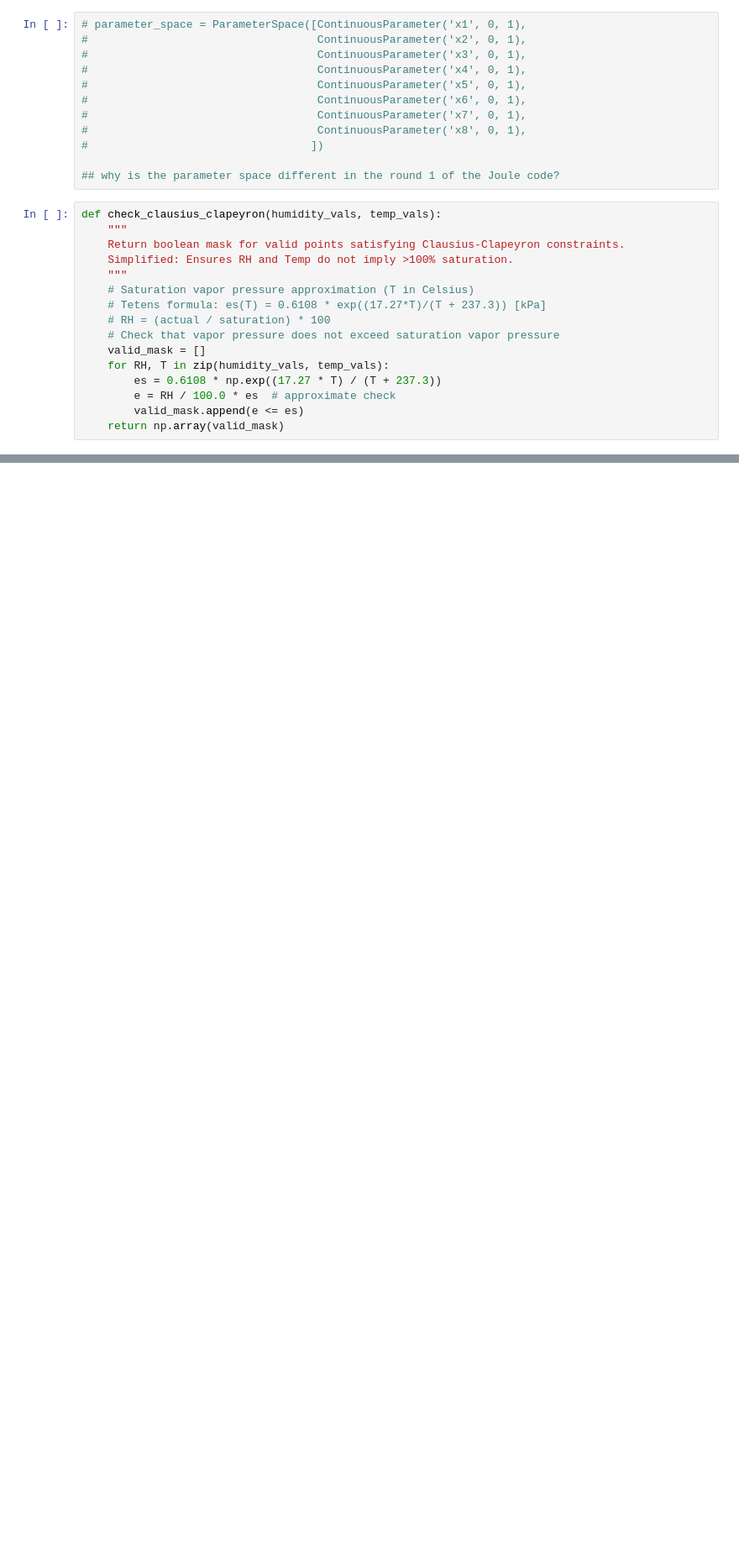
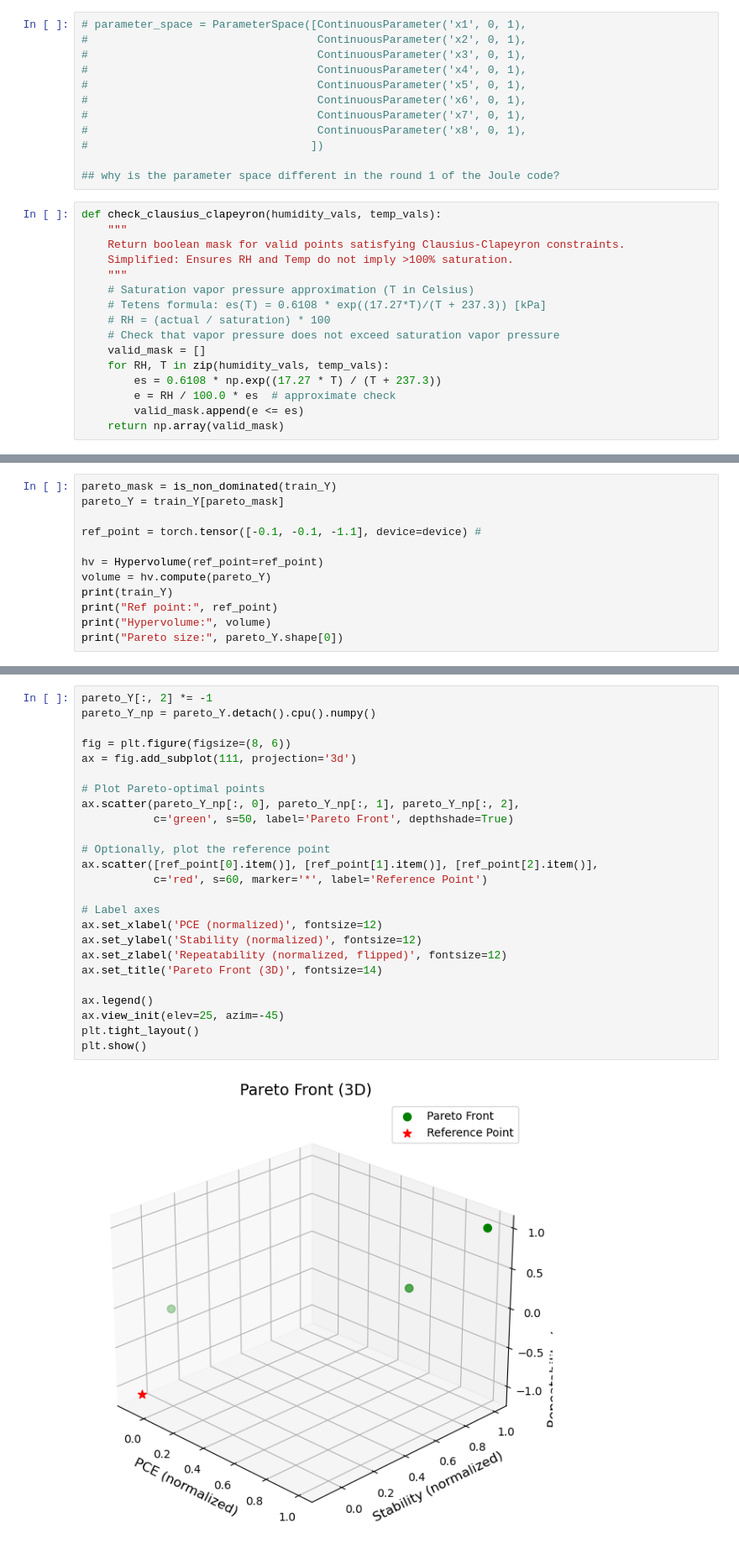
Before and after one commit to PV-Lab/MOBO-Kit, a Jupyter notebook: MOBO/UW-MIT FOM MOBO.ipynb, the cells around one changed output, grey strips where cells are left out. Shown at 84% size. Drawn from its saved outputs; the diff is of its cells as text; blank space fills up the shorter version.

```diff
--- a/MOBO/UW-MIT FOM MOBO.ipynb
+++ b/MOBO/UW-MIT FOM MOBO.ipynb
@@ -245,0 +443,12 @@ for i in range(3):
+# %%
+pareto_mask = is_non_dominated(train_Y)
+pareto_Y = train_Y[pareto_mask]
+
+ref_point = torch.tensor([-0.1, -0.1, -1.1], device=device) #
+
+hv = Hypervolume(ref_point=ref_point)
+volume = hv.compute(pareto_Y)
+print(train_Y)
+print("Ref point:", ref_point)
+print("Hypervolume:", volume)
+print("Pareto size:", pareto_Y.shape[0])
@@ -246 +468,28 @@ for i in range(3):
+# %%
+pareto_Y[:, 2] *= -1
+pareto_Y_np = pareto_Y.detach().cpu().numpy()
+
+fig = plt.figure(figsize=(8, 6))
+ax = fig.add_subplot(111, projection='3d')
+
+# Plot Pareto-optimal points
+ax.scatter(pareto_Y_np[:, 0], pareto_Y_np[:, 1], pareto_Y_np[:, 2],
+           c='green', s=50, label='Pareto Front', depthshade=True)
+
+# Optionally, plot the reference point
+ax.scatter([ref_point[0].item()], [ref_point[1].item()], [ref_point[2].item()],
+           c='red', s=60, marker='*', label='Reference Point')
+
+# Label axes
+ax.set_xlabel('PCE (normalized)', fontsize=12)
+ax.set_ylabel('Stability (normalized)', fontsize=12)
+ax.set_zlabel('Repeatability (normalized, flipped)', fontsize=12)
+ax.set_title('Pareto Front (3D)', fontsize=14)
+
+ax.legend()
+ax.view_init(elev=25, azim=-45)
+plt.tight_layout()
+plt.show()
+# %% [output]
+[figure, added]
 # %%
```
Also changed, not shown: parts of 29 cells of this notebook.
